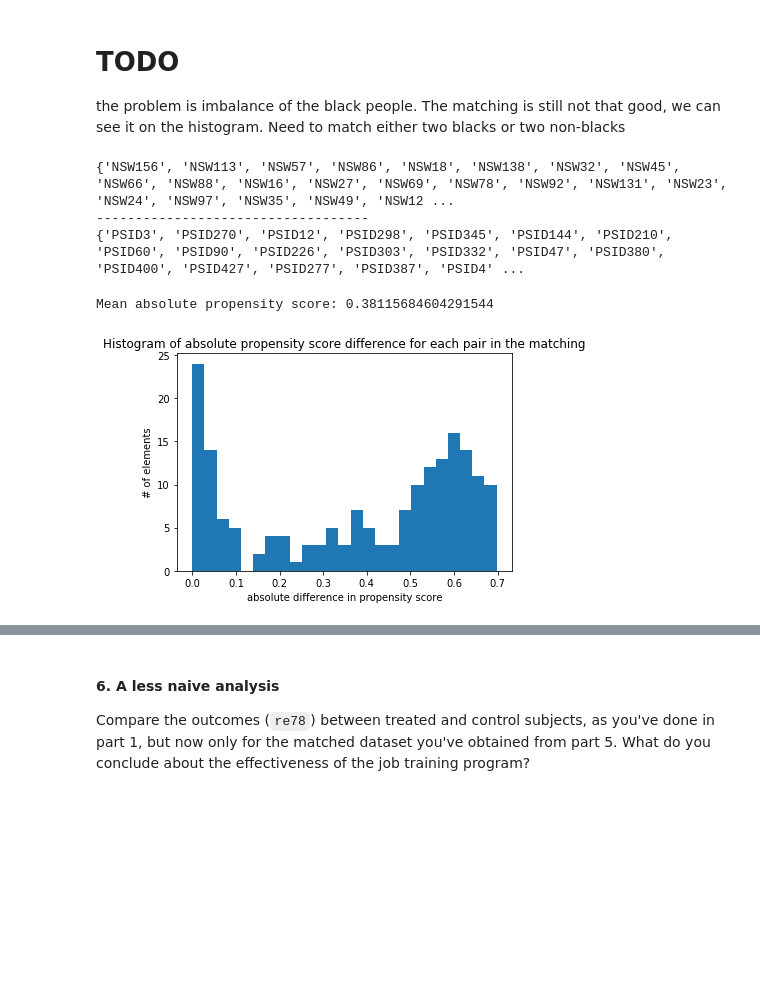
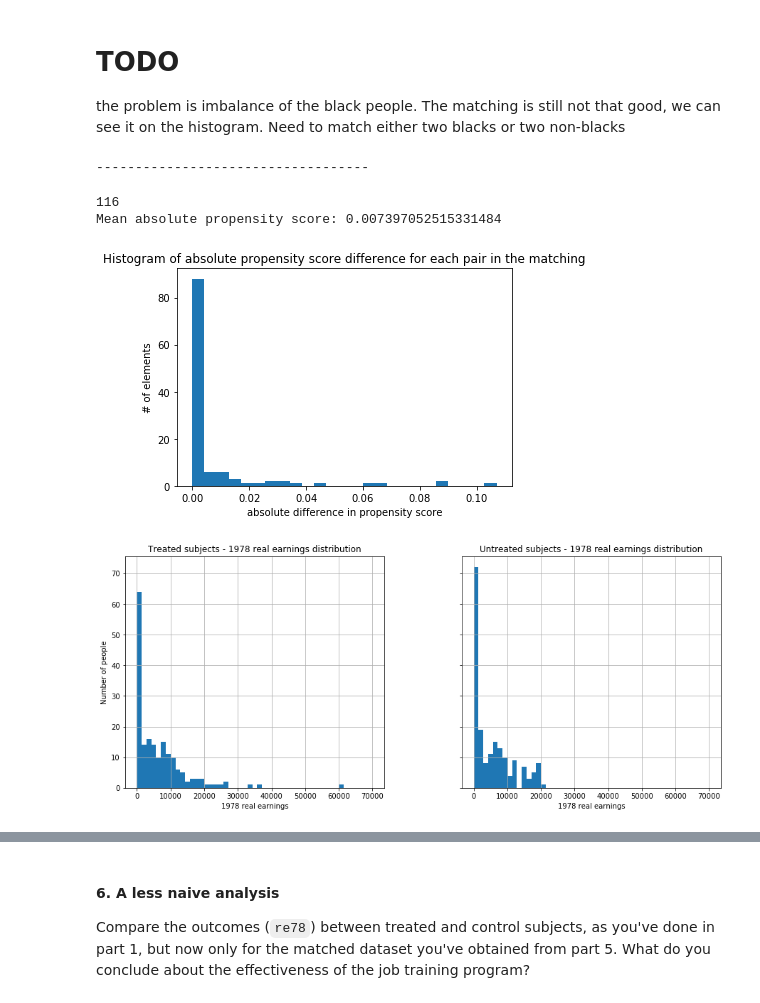
Before and after one commit to csbenz/ada, a Jupyter notebook: 04 - Applied ML/hw4.ipynb, the cells around one changed output, grey strips where cells are left out. Drawn from its saved outputs; the diff is of its cells as text; code cells hidden in the pictures; blank space fills up the shorter version.

```diff
--- a/04 - Applied ML/hw4.ipynb
+++ b/04 - Applied ML/hw4.ipynb
@@ -310,7 +310,7 @@ B.add_nodes_from(untreat_prop.index, bipartite=1)
 for l_idx, l in treat_prop.iteritems():
     for r_idx, r in untreat_prop.iteritems():
         w = 1 - abs(l - r)
-        B.add_edge(l_idx, r_idx, weigth=w)
+        B.add_edge(l_idx, r_idx, weight=w)
 
 max_matching = nx.max_weight_matching(B, True)
 #max_matching
@@ -414,40 +411,68 @@ for l_idx, l in treat_prop.iteritems():
         leftBlack = np.asscalar(data[data.index == l_idx]['black']);
         rightBlack = np.asscalar(data[data.index == r_idx]['black']);
         if (leftBlack == rightBlack):
-            w = 1-(abs(l - r))
-            BB.add_edge(l_idx, r_idx, weigth=w)
-        else:
-            BB.add_edge(l_idx, r_idx, weigth=0)
+            w = -(abs(l - r))
+            BB.add_edge(l_idx, r_idx, weight=w)
+        #else:
+            #BB.add_edge(l_idx, r_idx, weight=-1)
 
+#max_matching = nx.max_weight_matching(BB, True)
 max_matching = nx.max_weight_matching(BB, True)
 #max_matching
 (left, right) = bipartite.sets(BB)
-print(left)
+#print(left)
 print("-----------------------------------")
-print(right)
+#print(right)
 # %% [output]
-{'NSW156', 'NSW113', 'NSW57', 'NSW86', 'NSW18', 'NSW138', 'NSW32', 'NSW45', 'NSW66', 'NSW88', 'NSW16', 'NSW27', 'NSW69', 'NSW78', 'NSW92', 'NSW131', 'NSW23', 'NSW24', 'NSW97', 'NSW35', 'NSW49', 'NSW12 ...
 -----------------------------------
-{'PSID3', 'PSID270', 'PSID12', 'PSID298', 'PSID345', 'PSID144', 'PSID210', 'PSID60', 'PSID90', 'PSID226', 'PSID303', 'PSID332', 'PSID47', 'PSID380', 'PSID400', 'PSID427', 'PSID277', 'PSID387', 'PSID4' ...
 # %%
 def get_scores_black(matching):
     (left, right) = bipartite.sets(BB)
     #print(left)
     #print(right)
-    return [abs(treat_prop[l] - untreat_prop[matching[l]]) for l in left]
+    result = []
+    counter = 0
+    for l in left:
+        if l in matching.keys():
+            result.append(abs(treat_prop[l] - untreat_prop[matching[l]]))
+            counter = counter + 1
+    print(counter)
+    return result
 
 #print(BB.number_of_nodes)
 #print(max_matching_black)
 #print(bipartite.sets(BB))
 
 abs_diffs_black = get_scores_black(max_matching)
 print('Mean absolute propensity score: {}'.format(np.mean(abs_diffs_black)))
-
 plt.hist(abs_diffs_black,bins=25)
 plt.title('Histogram of absolute propensity score difference for each pair in the matching')
 plt.xlabel('absolute difference in propensity score')
 plt.ylabel('# of elements')
 plt.show()
 # %% [output]
-Mean absolute propensity score: 0.38115684604291544
+116
+Mean absolute propensity score: 0.007397052515331484
-[figure, old version]
+[figure, new version]
+# %%
+(left, right) = bipartite.sets(BB)
+treated_matched_index = []
+untreated_matched_index = []
+for l in left:
+        if l in max_matching.keys():
+            treated_matched_index.append(l)
+            untreated_matched_index.append(max_matching[l])
+len(treated_matched_index)
+len(untreated_matched_index)
+
+# Get only the matched proensity scores for each group
+matched_treated_group = data.loc[treated_matched_index]
+matched_untreated_group = data.loc[untreated_matched_index]
+
+matched_treated_group_by_black = matched_treated_group
+matched_untreated_group_by_black = matched_untreated_group
+
+draw_hists(matched_treated_group, matched_untreated_group, 'subjects - 1978 real earnings distribution',
+          '1978 real earnings', 'Number of people', 're78')
+# %% [output]
+[figure, added]
```
Also changed, not shown: parts of 10 cells of this notebook.
